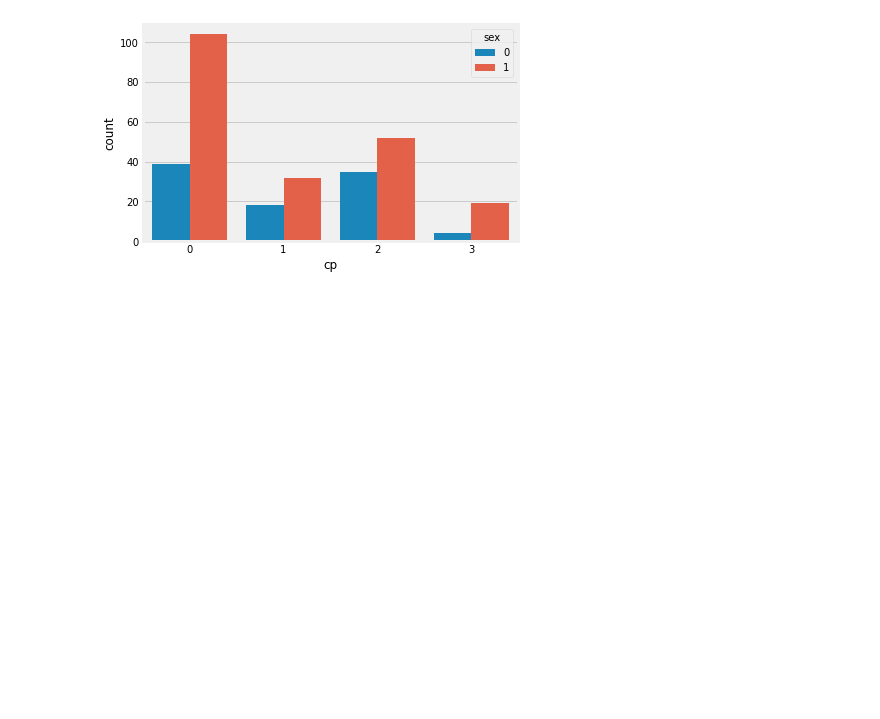
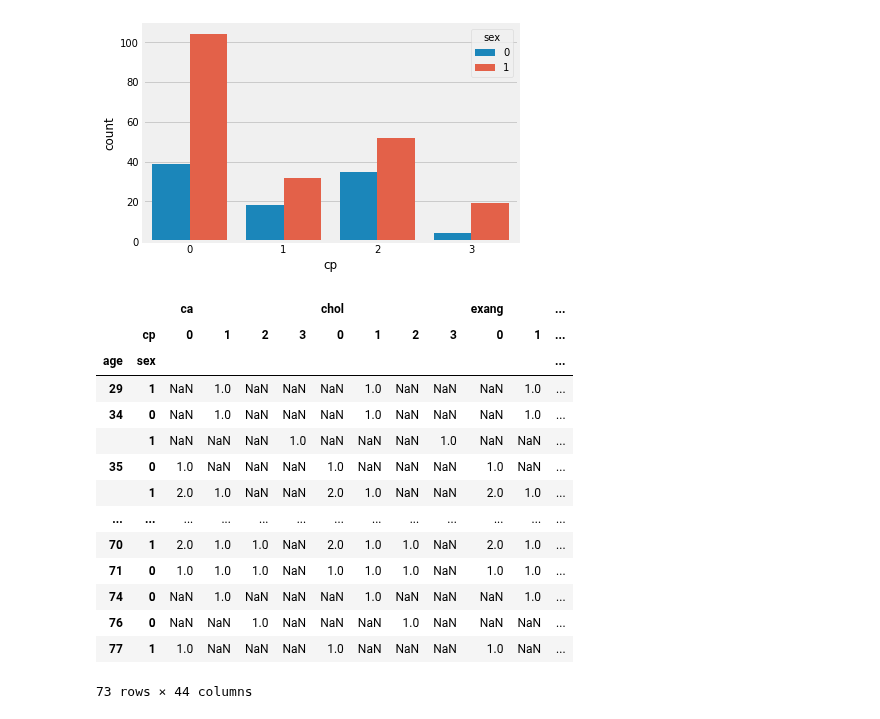
Before and after one commit to abidshafee/google.colaboratory_project, a Jupyter notebook: Statistics4ML.ipynb, the cells around one changed output. Saved outputs shown, nothing was run; the diff lists cells and outputs as text; code cells hidden in the pictures; blank space fills up the shorter version.

```diff
--- a/Statistics4ML.ipynb
+++ b/Statistics4ML.ipynb
@@ -129,3 +129,21 @@ sns.countplot(df['cp'], hue=(df['sex']), data=df)
 # %% [output]
 <matplotlib.axes._subplots.AxesSubplot at 0x...>
 [figure]
+# %%
+pd.pivot_table(df, index=['age', 'sex'], columns=['cp'], aggfunc=len)
+# %% [output]
+|  |  | ca |  |  |  | chol |  |  |  | exang |  | ... |
+|  | cp | 0 | 1 | 2 | 3 | 0 | 1 | 2 | 3 | 0 | 1 | ... |
+| age | sex |  |  |  |  |  |  |  |  |  |  | ... |
+| 29 | 1 | NaN | 1.0 | NaN | NaN | NaN | 1.0 | NaN | NaN | NaN | 1.0 | ... |
+| 34 | 0 | NaN | 1.0 | NaN | NaN | NaN | 1.0 | NaN | NaN | NaN | 1.0 | ... |
+|  | 1 | NaN | NaN | NaN | 1.0 | NaN | NaN | NaN | 1.0 | NaN | NaN | ... |
+| 35 | 0 | 1.0 | NaN | NaN | NaN | 1.0 | NaN | NaN | NaN | 1.0 | NaN | ... |
+|  | 1 | 2.0 | 1.0 | NaN | NaN | 2.0 | 1.0 | NaN | NaN | 2.0 | 1.0 | ... |
+| ... | ... | ... | ... | ... | ... | ... | ... | ... | ... | ... | ... | ... |
+| 70 | 1 | 2.0 | 1.0 | 1.0 | NaN | 2.0 | 1.0 | 1.0 | NaN | 2.0 | 1.0 | ... |
+| 71 | 0 | 1.0 | 1.0 | 1.0 | NaN | 1.0 | 1.0 | 1.0 | NaN | 1.0 | 1.0 | ... |
+| 74 | 0 | NaN | 1.0 | NaN | NaN | NaN | 1.0 | NaN | NaN | NaN | 1.0 | ... |
+| 76 | 0 | NaN | NaN | 1.0 | NaN | NaN | NaN | 1.0 | NaN | NaN | NaN | ... |
+| 77 | 1 | 1.0 | NaN | NaN | NaN | 1.0 | NaN | NaN | NaN | 1.0 | NaN | ... |
+73 rows × 44 columns
```
